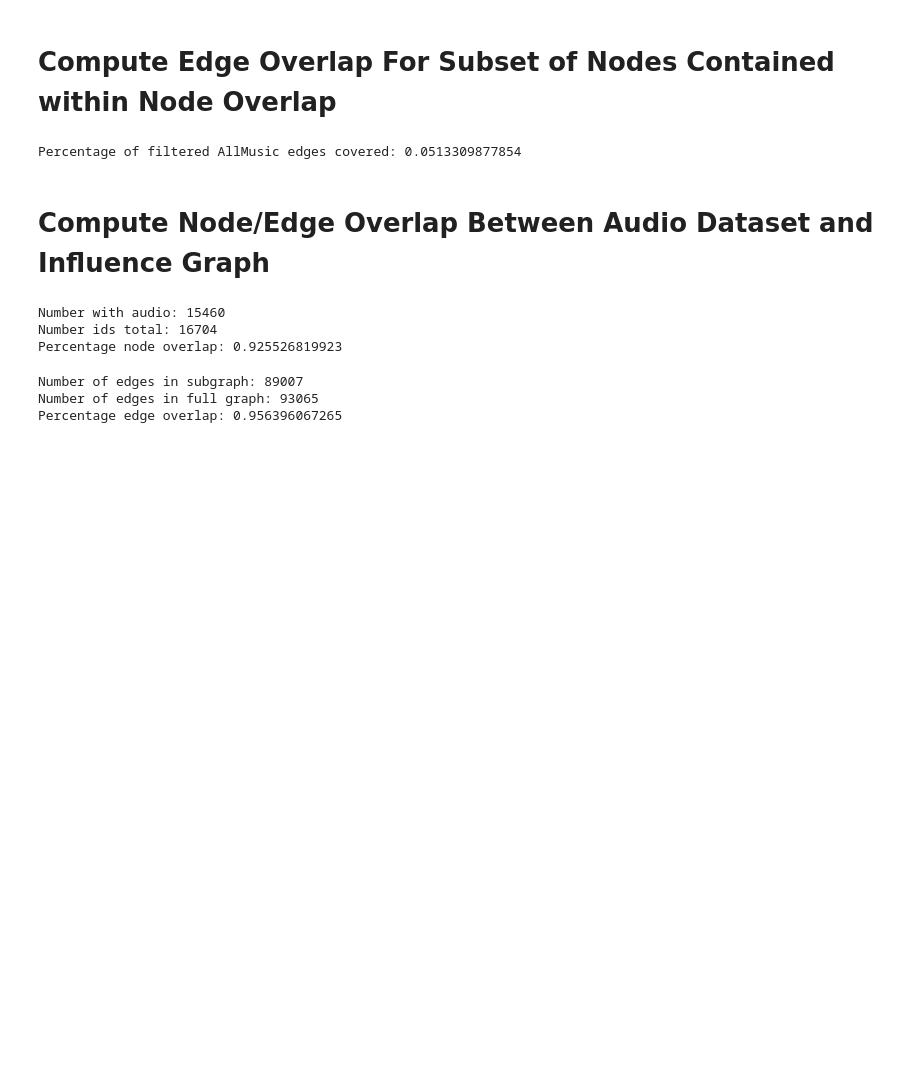
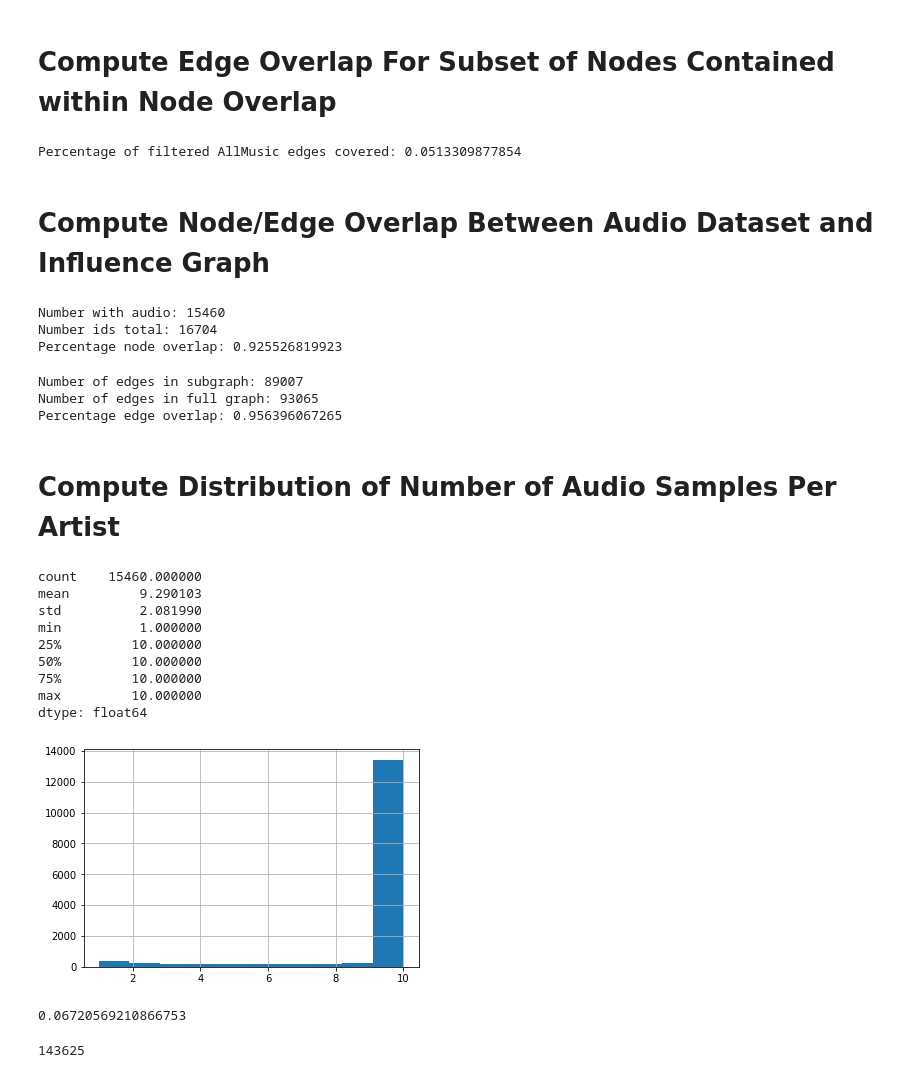
Before and after one commit to wzeyuann/music_influence, a Jupyter notebook: Overlap_Analysis.ipynb, the cells around one changed output. Cells and saved outputs as stored; diff of their text form; code cells hidden in the pictures; blank space fills up the shorter version.

```diff
--- a/Overlap_Analysis.ipynb
+++ b/Overlap_Analysis.ipynb
@@ -109,3 +113,36 @@ print "Percentage edge overlap:", audio_subgraph.number_of_edges() / float(full_
 Number of edges in subgraph: 89007
 Number of edges in full graph: 93065
 Percentage edge overlap: 0.956396067265
+# %% [markdown]
+# Compute Distribution of Number of Audio Samples Per Artist
+# %%
+AUDIO_BASE_DIR = '/Volumes/thesis/audio/'
+
+number_of_samples = []
+
+for artist_id in os.listdir(AUDIO_BASE_DIR):
+    number_of_samples.append(len(os.listdir(AUDIO_BASE_DIR + artist_id)))
+# %%
+# Convert to pandas Series
+number_of_samples = pd.Series(number_of_samples)
+number_of_samples.hist()
+number_of_samples.describe()
+# %% [output]
+count    15460.000000
+mean         9.290103
+std          2.081990
+min          1.000000
+25%         10.000000
+50%         10.000000
+75%         10.000000
+max         10.000000
+dtype: float64
+[figure, added]
+# %%
+len(number_of_samples[number_of_samples < 5]) / float(len(number_of_samples))
+# %% [output]
+0.06720569210866753
+# %%
+sum(number_of_samples)
+# %% [output]
+143625
```
Also changed, not shown: parts of 1 cell of this notebook, 6 other files.
